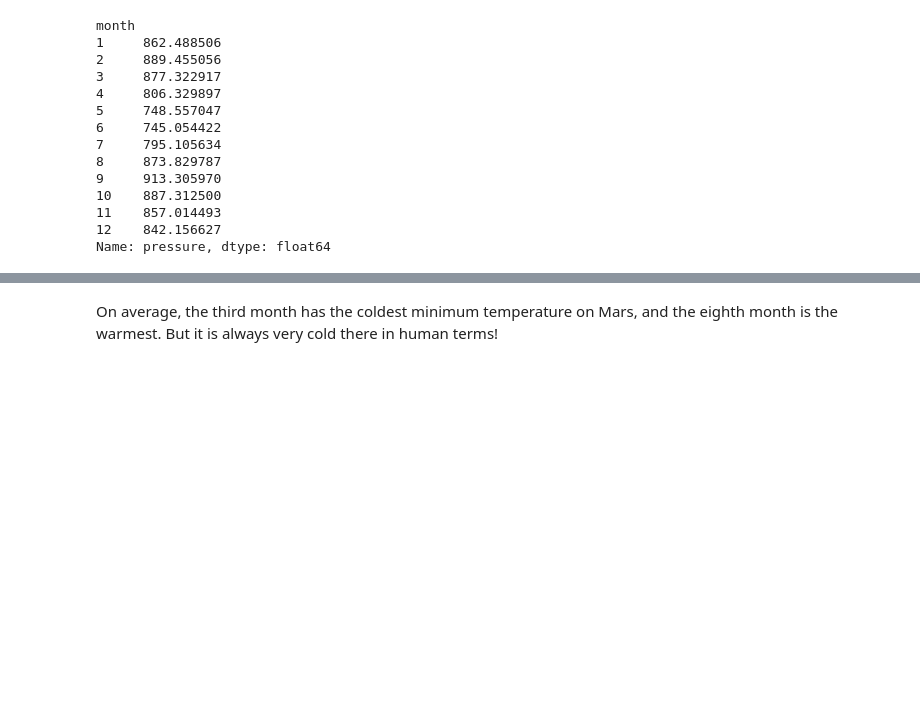
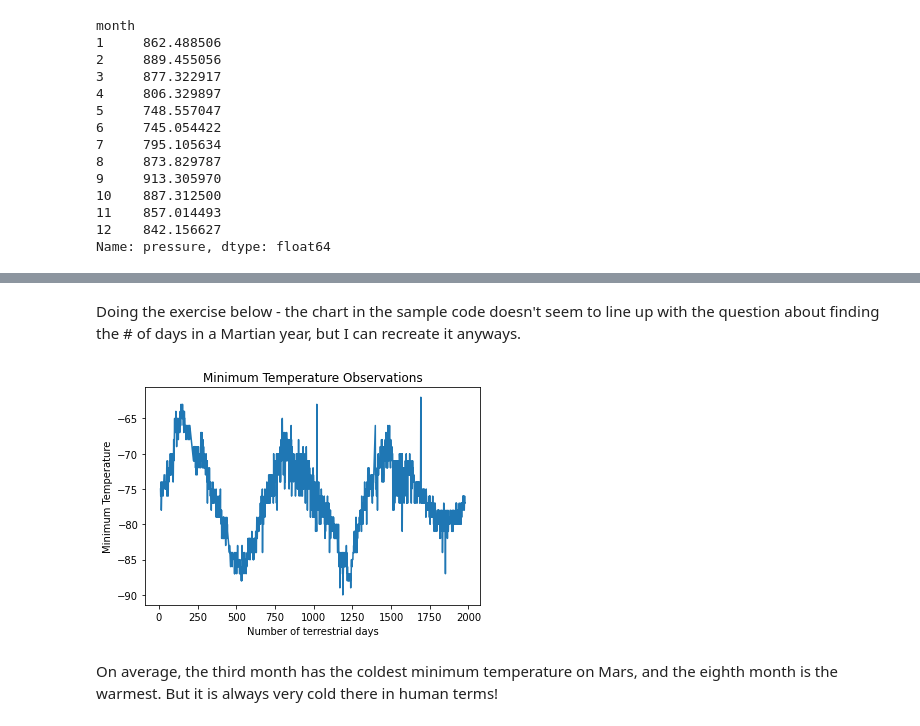
Before and after one commit to gmitt98/web-scraping-challenge, a Jupyter notebook: Starter_Code/part_2_mars_weather.ipynb, the cells around one changed output, grey strips where cells are left out. Saved outputs shown, nothing was run; the diff lists cells and outputs as text; code cells hidden in the pictures; blank space fills up the shorter version.

```diff
--- a/Starter_Code/part_2_mars_weather.ipynb
+++ b/Starter_Code/part_2_mars_weather.ipynb
@@ -242,3 +276,14 @@ Name: pressure, dtype: float64
+# %% [markdown]
+
+Doing the exercise below - the chart in the sample code doesn't seem to line up with the question about finding the # of days in a Martian year, but I can recreate it anyways.
+# %%
+plt.plot(mars_df['sol'], mars_df['min_temp'])
+plt.xlabel('Number of terrestrial days')
+plt.ylabel('Minimum Temperature')
+plt.title('Minimum Temperature Observations')
+plt.show()
+# %% [output]
+[figure, added]
 # %% [markdown]
 On average, the third month has the coldest minimum temperature on Mars, and the eighth month is the warmest. But it is always very cold there in human terms!
 # %% [markdown]
```
Also changed, not shown: parts of 15 cells of this notebook, 7 other files.
